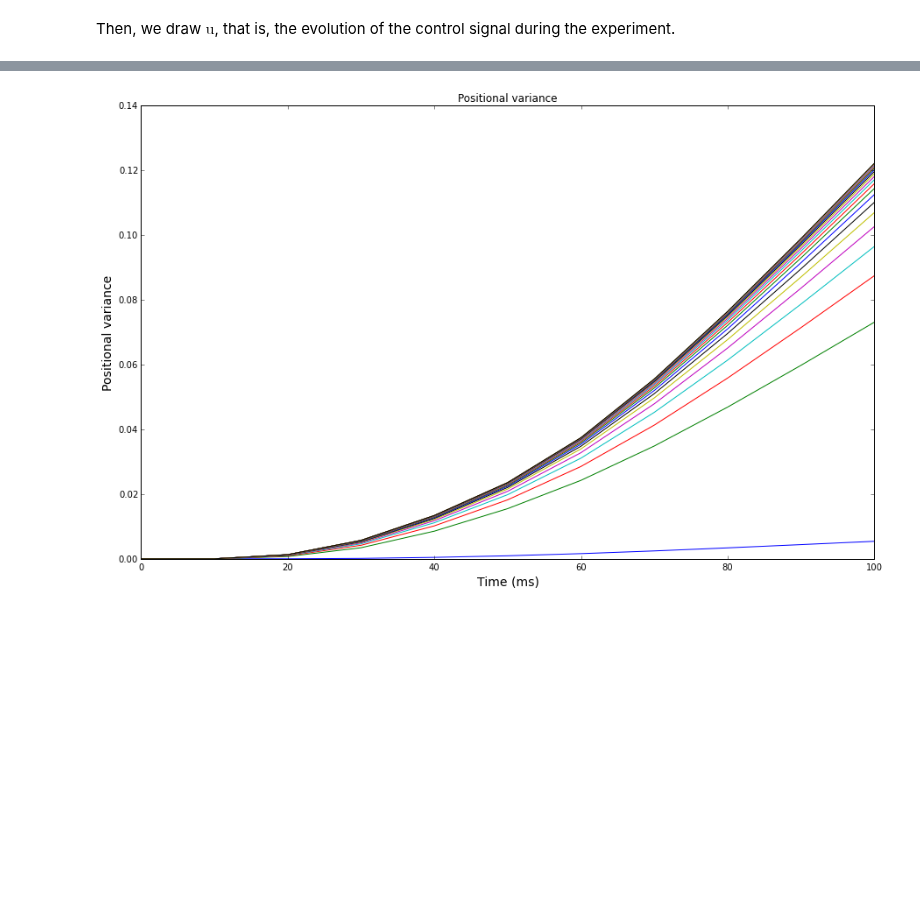
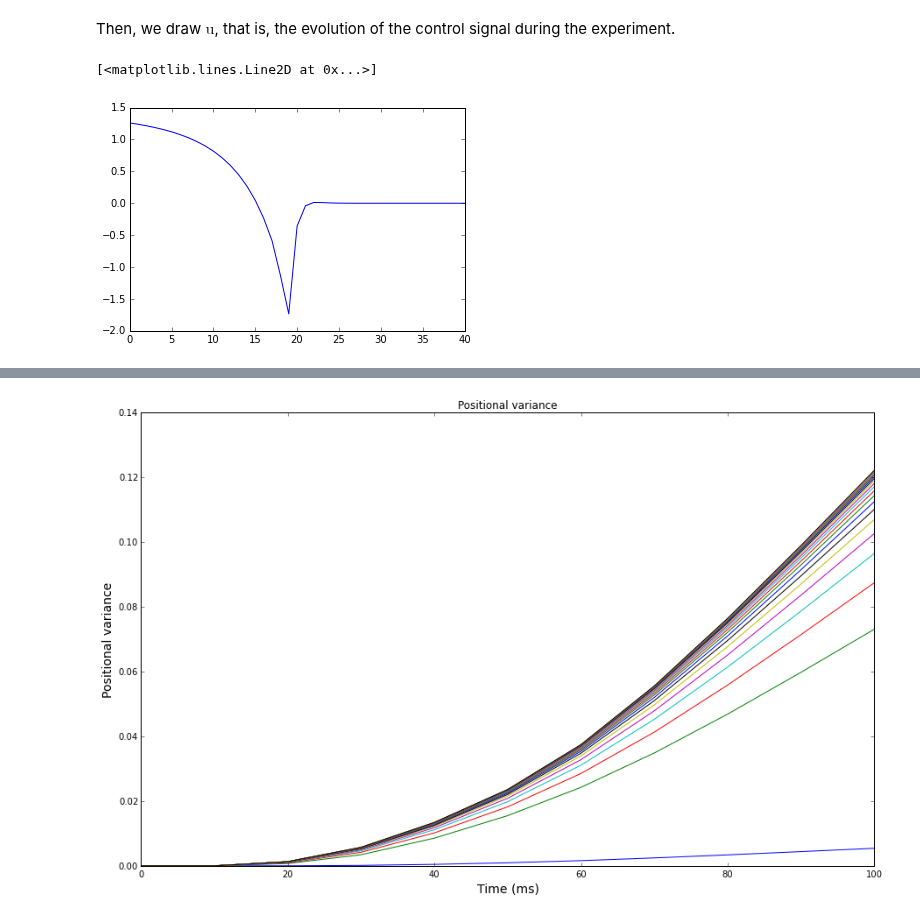
Before and after one commit to AnaideT/OptimalPrecision, a Jupyter notebook: 2017-05-16 Minimization of the cost function in the gradient descent.ipynb, the cells around one changed output, grey strips where cells are left out. Drawn from its saved outputs; the diff is of its cells as text; code cells hidden in the pictures; blank space fills up the shorter version.

```diff
--- a/2017-05-16 Minimization of the cost function in the gradient descent.ipynb
+++ b/2017-05-16 Minimization of the cost function in the gradient descent.ipynb
@@ -296,10 +296,10 @@ eta = 0.02
 # %%
-np.random.seed(42)
-u = np.random.uniform(-5, 5, T+R+1)
-u[T:T+R+1]=0
-#u = 4.346 * np.ones(T+R)
-#u[(T-1):T] *= -0.02563
-#u[T:(T+R)] = 0
+#np.random.seed(42)
+#u = np.random.uniform(-5, 5, T+R+1)
+#u[T:T+R+1]=0
+#u = 0.5 * np.ones(T+R+1)
+#u[(T-1):T] *= -2
+#u[T:(T+R+1)] = 0
 a = np.zeros((niter+1, T+R+1)) # To save the evolution of the values of u at each iteration
 a[0, :] = u.copy()
 for i_iter in np.arange(niter):
@@ -308,4 +308,9 @@ for i_iter in np.arange(niter):
     a[i_iter+1, :] = u.copy()
 # %% [markdown]
 Then, we draw $\text{u}$, that is, the evolution of the control signal during the experiment.
+# %%
+plt.plot(u)
+# %% [output]
+[<matplotlib.lines.Line2D at 0x...>]
+[figure, added]
 # %%
```
Also changed, not shown: parts of 17 cells of this notebook, 6 other files.
